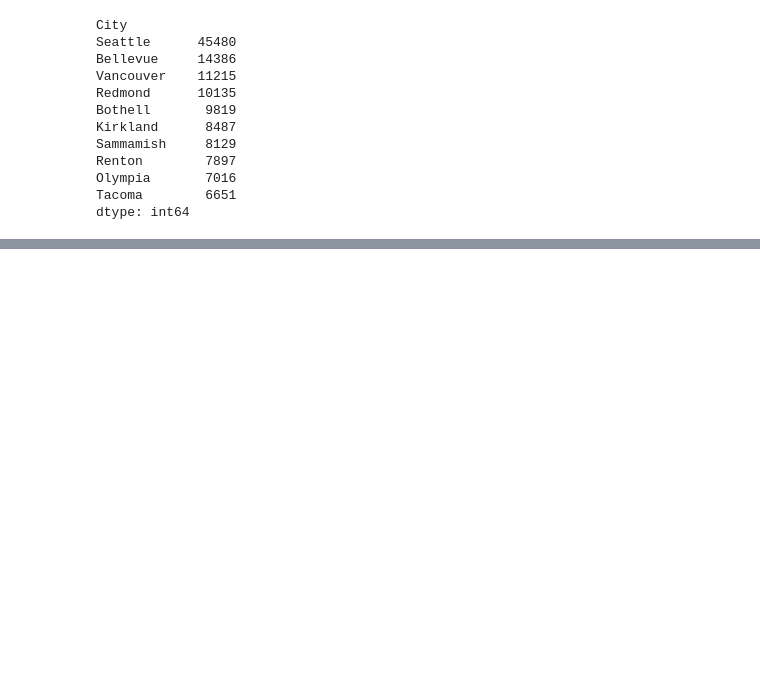
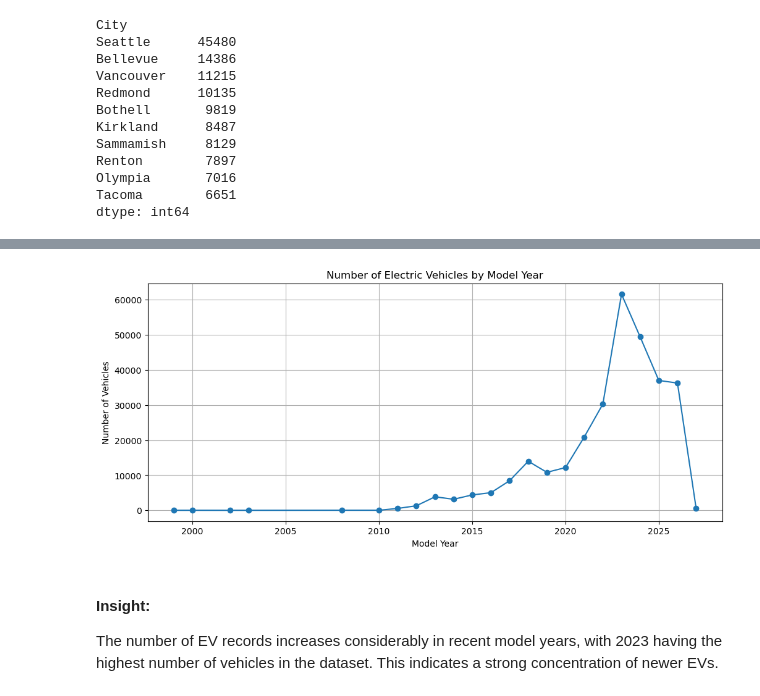
Before and after one commit to varshaamith8-coder/MAIN-PROJECT, a Jupyter notebook: MAIN PROJECT.ipynb, the cells around one changed output, grey strips where cells are left out. Saved outputs shown, nothing was run; the diff lists cells and outputs as text; code cells hidden in the pictures; blank space fills up the shorter version.

```diff
--- a/MAIN PROJECT.ipynb
+++ b/MAIN PROJECT.ipynb
@@ -505,0 +670,5 @@ df
+# %%
+# EVs by model year
+
+year_counts = df['Model Year'].value_counts().sort_index()
+year_counts
@@ -505,0 +693,13 @@ df
+# %%
+plt.figure(figsize=(12,5))
+year_counts.plot(kind='line', marker='o')
+plt.title('Number of Electric Vehicles by Model Year')
+plt.xlabel('Model Year')
+plt.ylabel('Number of Vehicles')
+plt.grid()
+plt.show()
+# %% [output]
+[figure, added]
+# %% [markdown]
+#### Insight:
+The number of EV records increases considerably in recent model years, with 2023 having the highest number of vehicles in the dataset. This indicates a strong concentration of newer EVs.
```
Also changed, not shown: parts of 59 cells of this notebook.
